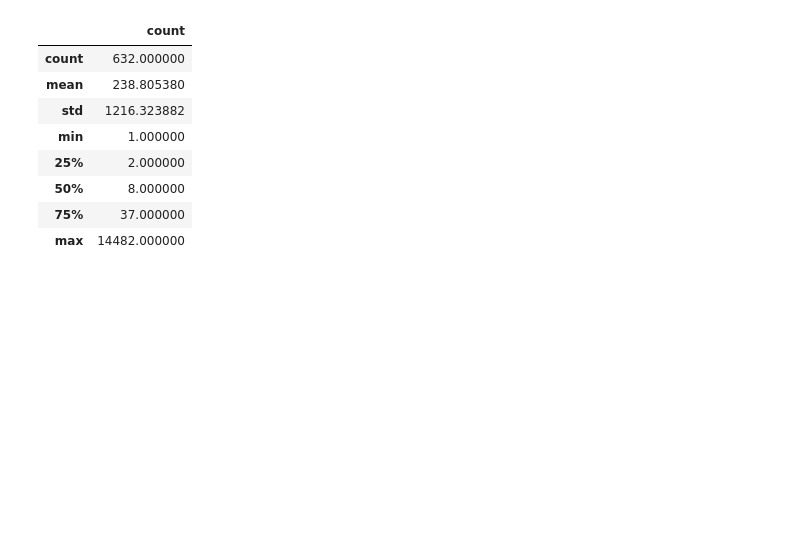
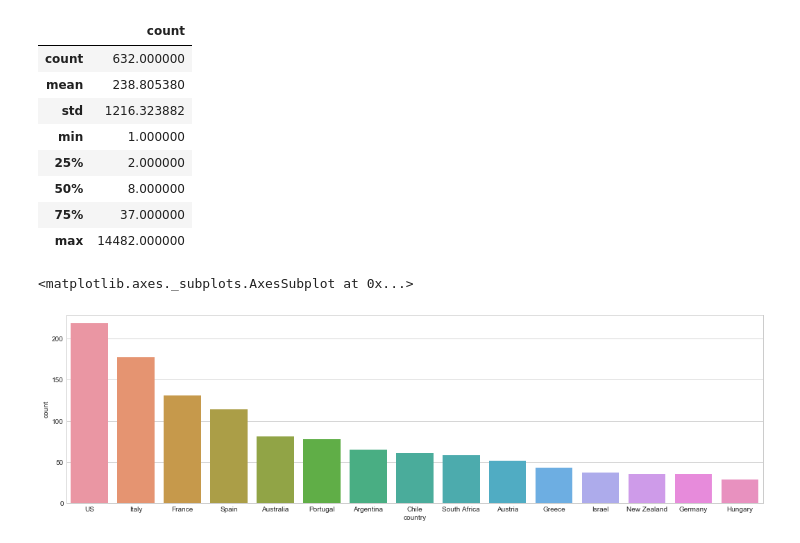
Before and after one commit to MritunjayMohitesh/wine_reviews_EDA, a Jupyter notebook: Winery-EDA.ipynb, the cells around one changed output. Saved outputs shown, nothing was run; the diff lists cells and outputs as text; code cells hidden in the pictures; blank space fills up the shorter version.

```diff
--- a/Winery-EDA.ipynb
+++ b/Winery-EDA.ipynb
@@ -468,0 +472,4 @@ var_df.describe()
+# %%
+var_country = pd.DataFrame(data.groupby(['country','variety']).count()['price'])
+# %%
+var_country.columns = ['count']
@@ -468,0 +478,8 @@ var_df.describe()
+# %%
+var_country_count = pd.DataFrame(var_country.groupby('country').count().sort_values('count',ascending=False))
+# %%
+plt.figure(figsize=(18,5))
+sns.barplot(var_country_count.index[:15],'count',data=var_country_count.head(15))
+# %% [output]
+<matplotlib.axes._subplots.AxesSubplot at 0x...>
+[figure, added]
```
Also changed, not shown: parts of 26 cells of this notebook.
